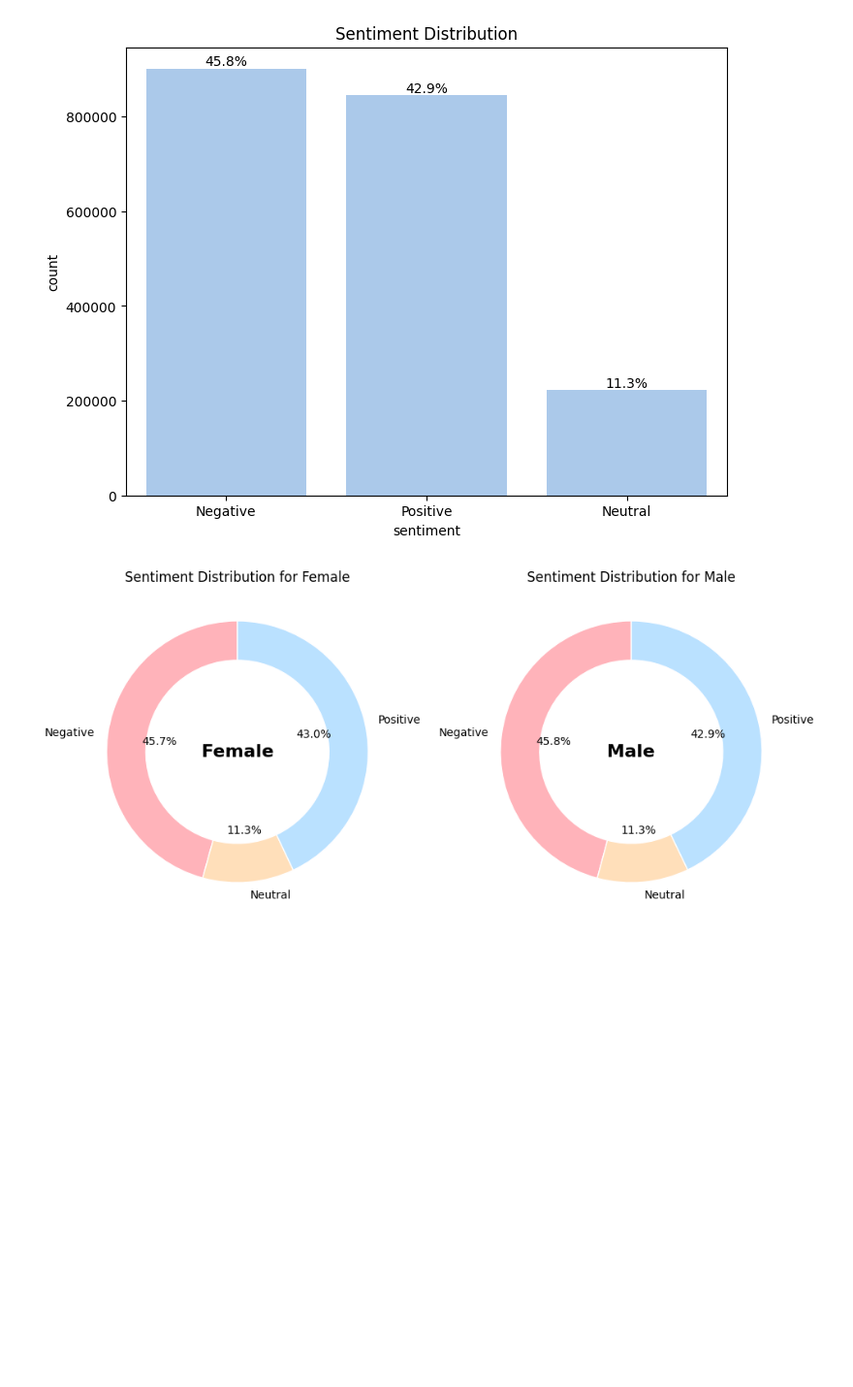
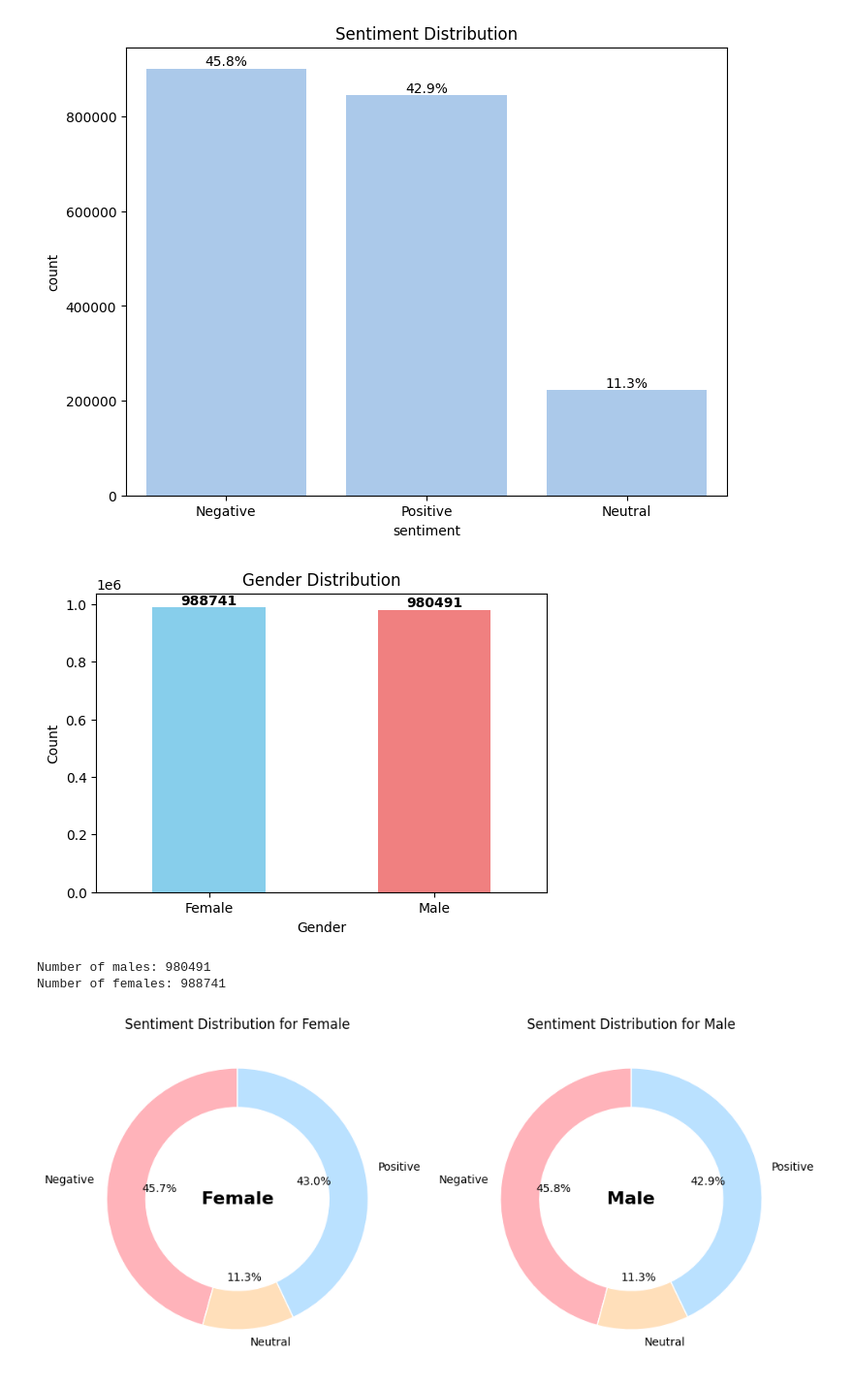
Before and after one commit to anazaharijeva/Automatic_NLP_system, a Jupyter notebook: Automatic_NLP_system_for_medical_record_analysis.ipynb, the cells around one changed output. Shown: that part at 97% size. Cells and saved outputs as stored; diff of their text form; code cells hidden in the pictures; blank space fills up the shorter version.

Commit message:
Changes, adding chart

```diff
--- a/Automatic_NLP_system_for_medical_record_analysis.ipynb
+++ b/Automatic_NLP_system_for_medical_record_analysis.ipynb
@@ -572,6 +572,34 @@ plt.title('Sentiment Distribution')
 plt.show()
 # %% [output]
 [figure]
+# %%
+import matplotlib.pyplot as plt
+
+# Assuming 'merged_data' is your DataFrame and 'gender' is the column holding gender information
+gender_counts = merged_data['gender'].value_counts()
+
+# Plot the bar chart showing the exact count of males and females
+plt.figure(figsize=(6, 4))
+gender_counts.plot(kind='bar', color=['skyblue', 'lightcoral'])
+plt.title('Gender Distribution')
+plt.xlabel('Gender')
+plt.ylabel('Count')
+plt.xticks(rotation=0)
+
+# Adding the exact count on top of the bars
+for i, v in enumerate(gender_counts):
+    plt.text(i, v + 0.05, str(v), ha='center', va='bottom', fontweight='bold')
+
+# Display the chart
+plt.show()
+
+# Print the counts
+print(f"Number of males: {gender_counts.get('Male', 0)}")
+print(f"Number of females: {gender_counts.get('Female', 0)}")
+# %% [output]
+[figure, added]
+Number of males: 980491
+Number of females: 988741
 # %%
 import matplotlib.pyplot as plt
 
```
